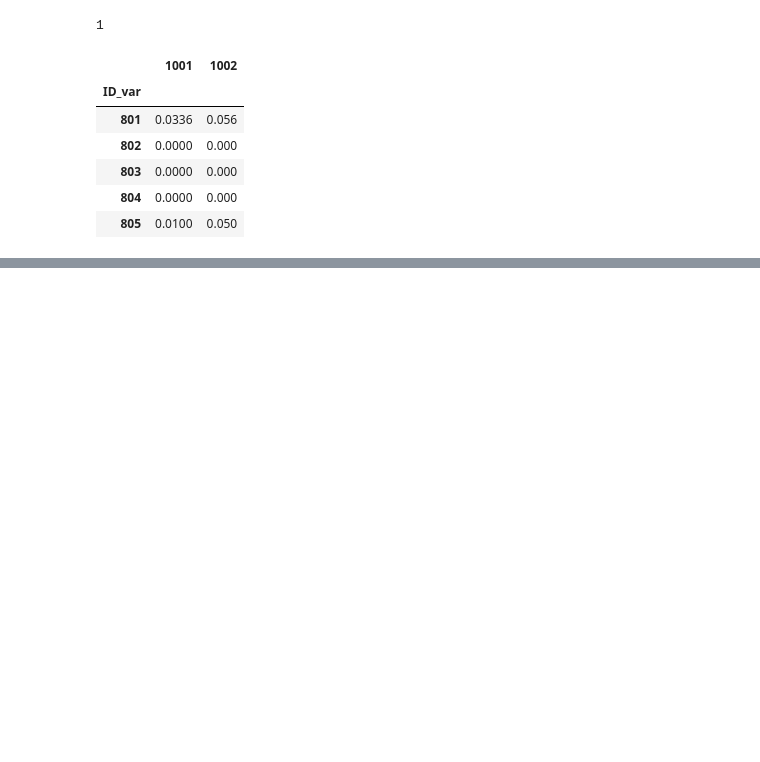
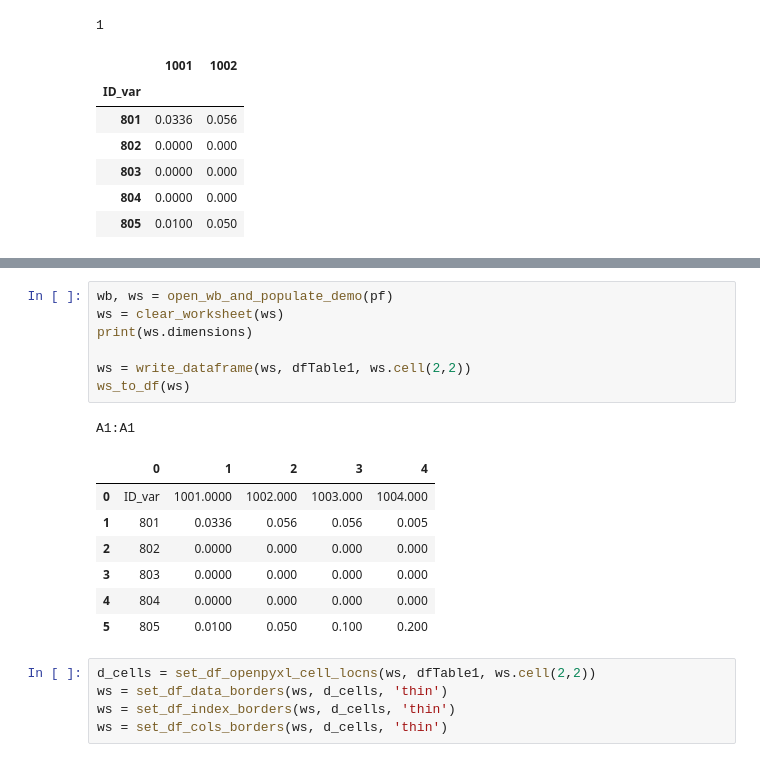
Before and after one commit to jlandgre/Python_util_openpyxl, a Jupyter notebook: Excel Output Mockup.ipynb, the cells around one changed output, grey strips where cells are left out. Drawn from its saved outputs; the diff is of its cells as text; blank space fills up the shorter version.

```diff
--- a/Excel Output Mockup.ipynb
+++ b/Excel Output Mockup.ipynb
@@ -768,0 +815,21 @@ df
+# %%
+wb, ws = open_wb_and_populate_demo(pf)
+ws = clear_worksheet(ws)
+print(ws.dimensions)
+
+ws = write_dataframe(ws, dfTable1, ws.cell(2,2))
+ws_to_df(ws)
+# %% [output]
+A1:A1
+|  | 0 | 1 | 2 | 3 | 4 |
+| 0 | ID_var | 1001.0000 | 1002.000 | 1003.000 | 1004.000 |
+| 1 | 801 | 0.0336 | 0.056 | 0.056 | 0.005 |
+| 2 | 802 | 0.0000 | 0.000 | 0.000 | 0.000 |
+| 3 | 803 | 0.0000 | 0.000 | 0.000 | 0.000 |
+| 4 | 804 | 0.0000 | 0.000 | 0.000 | 0.000 |
+| 5 | 805 | 0.0100 | 0.050 | 0.100 | 0.200 |
+# %%
+d_cells = set_df_openpyxl_cell_locns(ws, dfTable1, ws.cell(2,2))
+ws = set_df_data_borders(ws, d_cells, 'thin')
+ws = set_df_index_borders(ws, d_cells, 'thin')
+ws = set_df_cols_borders(ws, d_cells, 'thin')
```
Also changed, not shown: parts of 5 cells of this notebook, 3 other files.
